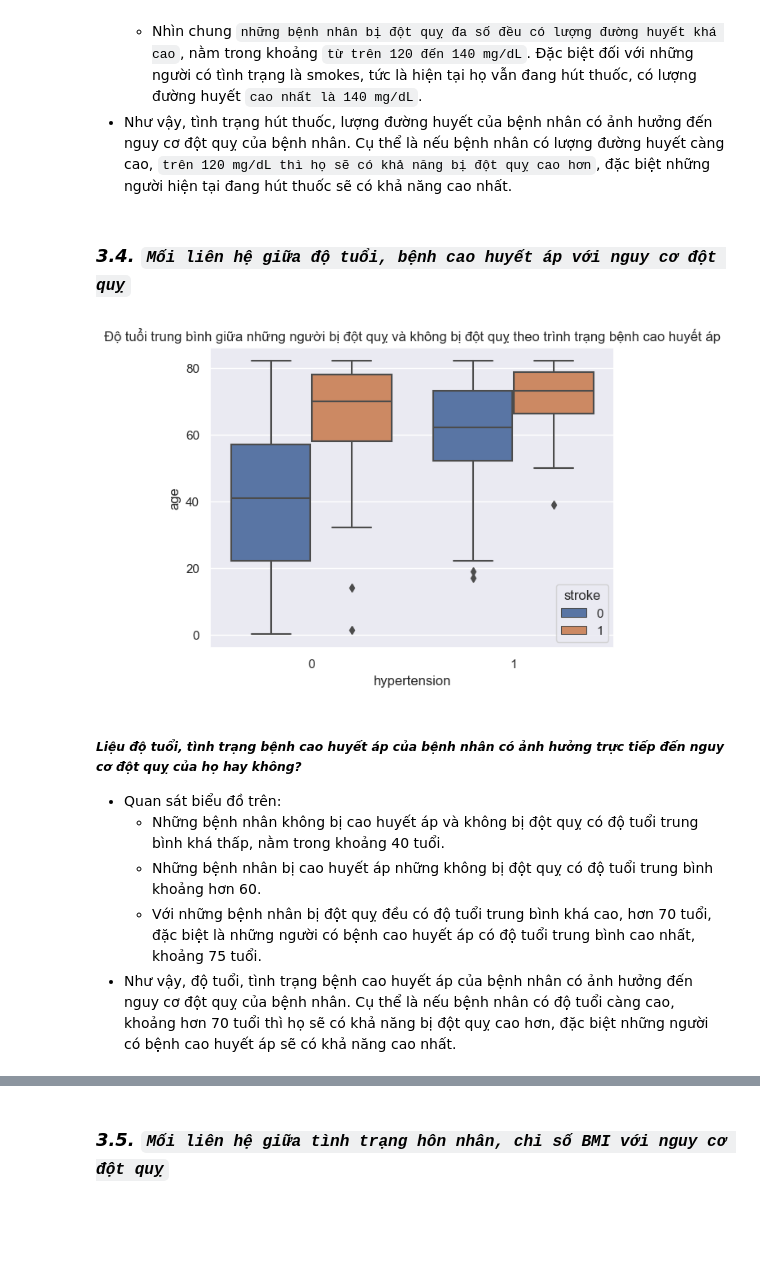
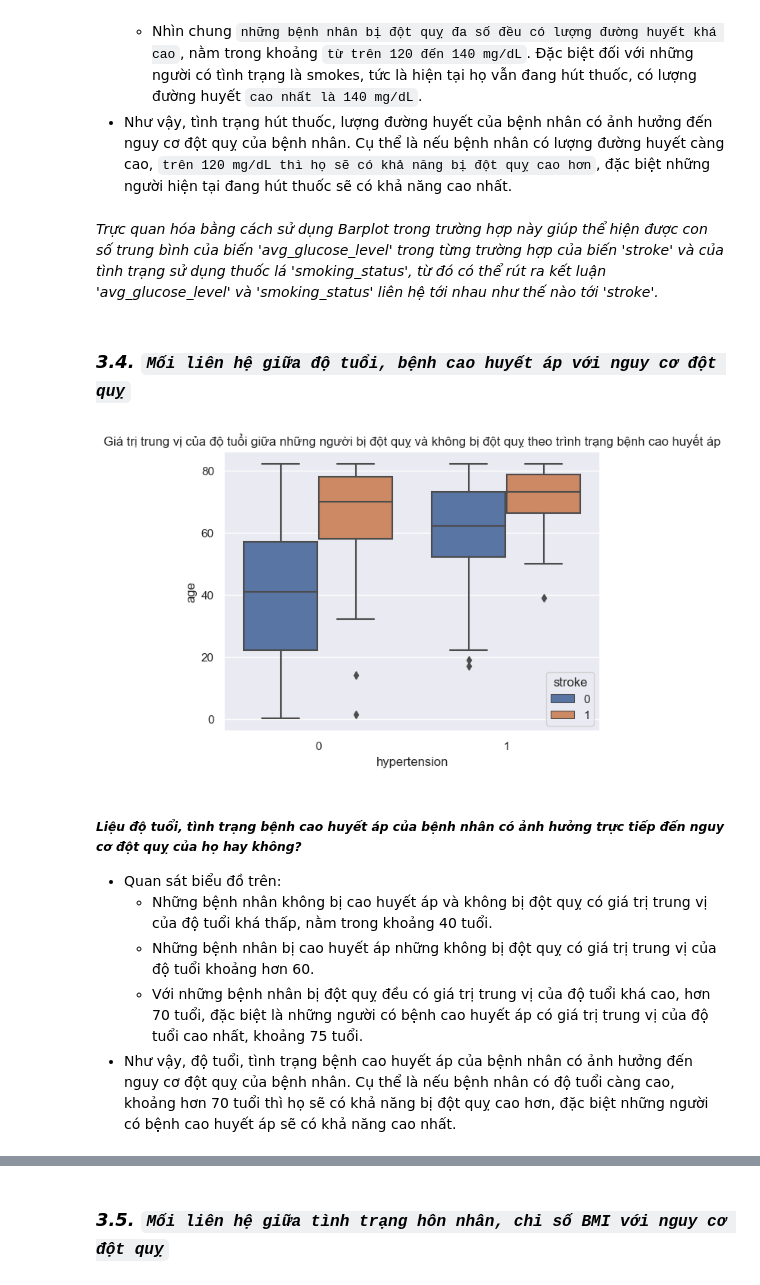
Before and after one commit to mnnam1302/Healthcare_Stroke, a Jupyter notebook: healthcare_stroke.ipynb, the cells around one changed output, grey strips where cells are left out. Cells and saved outputs as stored; diff of their text form; code cells hidden in the pictures; blank space fills up the shorter version.

```diff
--- a/healthcare_stroke.ipynb
+++ b/healthcare_stroke.ipynb
@@ -27,7 +27,7 @@ sns.set_theme() # Apply the default theme
 # %% [markdown]
 ## **1. Đọc dữ liệu và một số thông tin phổ biến**
 # %%
-patient_df = pd.read_csv('healthcare_dataset_stroke.csv', index_col='id')
+patient_df = pd.read_csv('../datasets/healthcare_dataset_stroke.csv', index_col='id')
 patient_df.head()
 # %% [output]
 |  | gender | age | hypertension | heart_disease | ever_married | work_type | Residence_type | ... |
@@ -715,16 +748,18 @@ sns.barplot(data = patient_df, x = 'smoking_status', y = 'avg_glucose_level', hu
   - Những bệnh nhân không bị đột quỵ đa số đều có lượng đường huyết trung bình khá thấp, nằm trong khoảng từ `100 đến 110 mg/dL`, bất kể tình trạng hút thuốc của họ.
   - Nhìn chung `những bệnh nhân bị đột quỵ đa số đều có lượng đường huyết khá cao`, nằm trong khoảng `từ trên 120 đến 140 mg/dL`. Đặc biệt đối với những người có tình trạng là smokes, tức là hiện tại họ vẫn đang hút thuốc, có lượng đường huyết `cao nhất là 140 mg/dL`.
 - Như vậy, tình trạng hút thuốc, lượng đường huyết của bệnh nhân có ảnh hưởng đến nguy cơ đột quỵ của bệnh nhân. Cụ thể là nếu bệnh nhân có lượng đường huyết càng cao, `trên 120 mg/dL thì họ sẽ có khả năng bị đột quỵ cao hơn`, đặc biệt những người hiện tại đang hút thuốc sẽ có khả năng cao nhất.
+# %% [markdown]
+*Trực quan hóa bằng cách sử dụng Barplot trong trường hợp này giúp thể hiện được con số trung bình của biến 'avg_glucose_level' trong từng trường hợp của biến 'stroke' và của tình trạng sử dụng thuốc lá 'smoking_status', từ đó có thể rút ra kết luận 'avg_glucose_level' và 'smoking_status' liên hệ tới nhau như thế nào tới 'stroke'.*
 # %% [markdown]
 ### *3.4. `Mối liên hệ giữa độ tuổi, bệnh cao huyết áp với nguy cơ đột quỵ`*
 # %%
-sns.boxplot(data = patient_df, x = 'hypertension', y = 'age', hue = 'stroke').set_title('Độ tuổi trung bình giữa những người bị đột quỵ và không bị đột quỵ theo trình trạng bệnh cao huyết áp');
+sns.boxplot(data = patient_df, x = 'hypertension', y = 'age', hue = 'stroke').set_title('Giá trị trung vị của độ tuổi giữa những người bị đột quỵ và không bị đột quỵ theo trình trạng bệnh cao huyết áp');
 # %% [output]
-[figure, old version]
+[figure, new version]
 # %% [markdown]
 ##### ***Liệu độ tuổi, tình trạng bệnh cao huyết áp của bệnh nhân có ảnh hưởng trực tiếp đến nguy cơ đột quỵ của họ hay không?***
 - Quan sát biểu đồ trên:
-  - Những bệnh nhân không bị cao huyết áp và không bị đột quỵ có độ tuổi trung bình khá thấp, nằm trong khoảng 40 tuổi.
-  - Những bệnh nhân bị cao huyết áp những không bị đột quỵ có độ tuổi trung bình khoảng hơn 60.
-  - Với những bệnh nhân bị đột quỵ đều có độ tuổi trung bình khá cao, hơn 70 tuổi, đặc biệt là những người có bệnh cao huyết áp có độ tuổi trung bình cao nhất, khoảng 75 tuổi.
+  - Những bệnh nhân không bị cao huyết áp và không bị đột quỵ có giá trị trung vị của độ tuổi khá thấp, nằm trong khoảng 40 tuổi.
+  - Những bệnh nhân bị cao huyết áp những không bị đột quỵ có giá trị trung vị của độ tuổi khoảng hơn 60.
+  - Với những bệnh nhân bị đột quỵ đều có giá trị trung vị của độ tuổi khá cao, hơn 70 tuổi, đặc biệt là những người có bệnh cao huyết áp có giá trị trung vị của độ tuổi cao nhất, khoảng 75 tuổi.
 - Như vậy, độ tuổi, tình trạng bệnh cao huyết áp của bệnh nhân có ảnh hưởng đến nguy cơ đột quỵ của bệnh nhân. Cụ thể là nếu bệnh nhân có độ tuổi càng cao, khoảng hơn 70 tuổi thì họ sẽ có khả năng bị đột quỵ cao hơn, đặc biệt những người có bệnh cao huyết áp sẽ có khả năng cao nhất.
```
Also changed, not shown: parts of 40 cells of this notebook.
